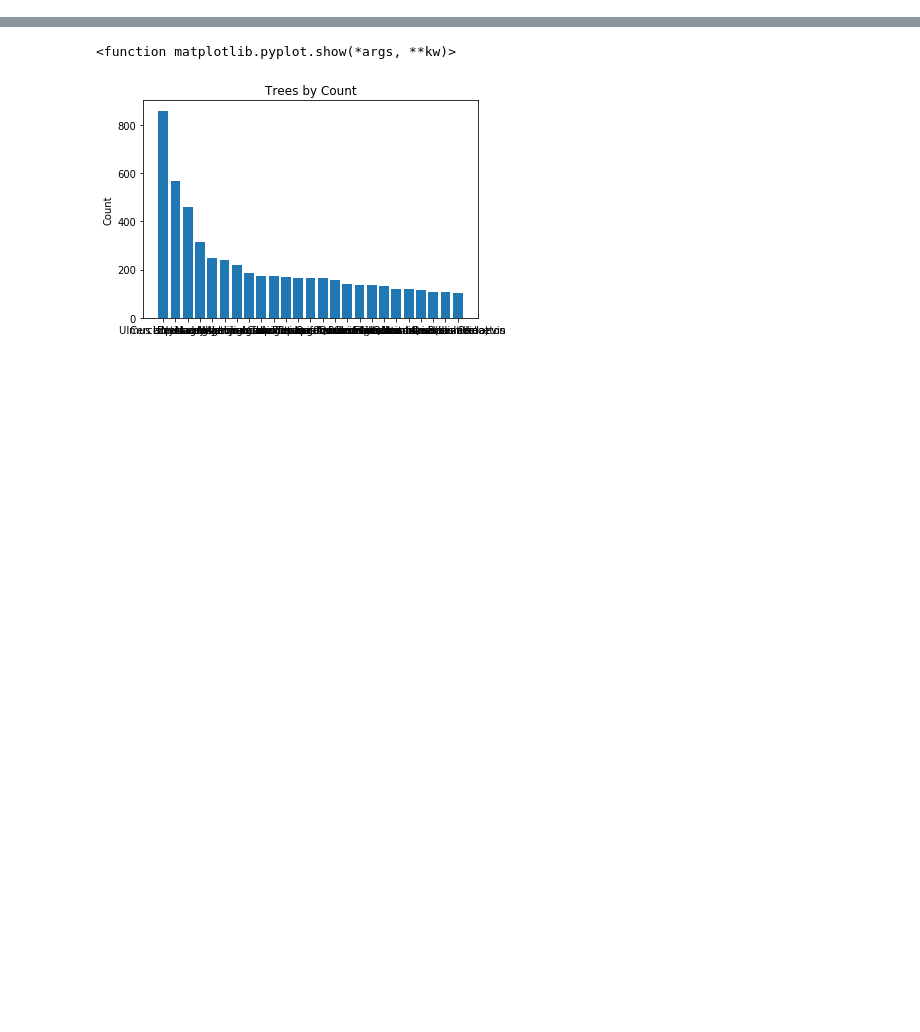
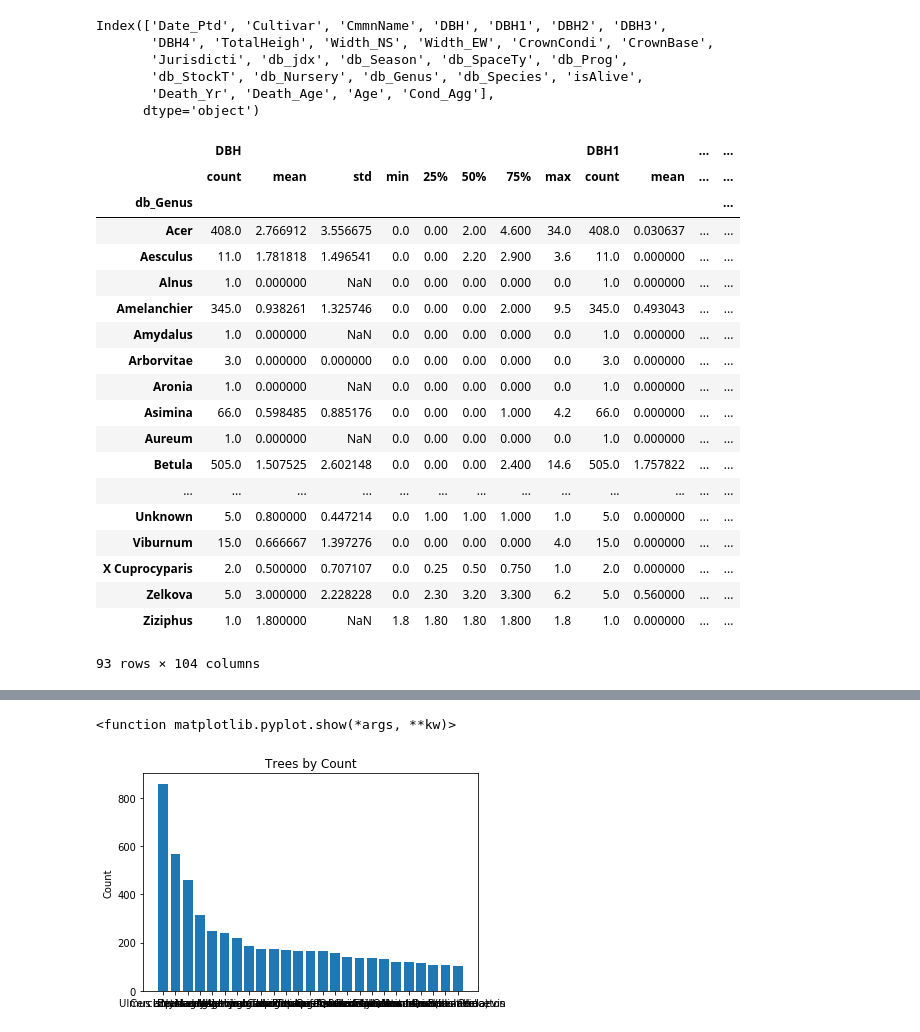
Before and after one commit to Travis-Volpe/Survival-Study-Data-Analysis-, a Jupyter notebook: SurvivalStudyDataAnalysis/Code/Descriptive Statistics & Vizualizations .ipynb, the cells around one changed output, grey strips where cells are left out. Cells and saved outputs as stored; diff of their text form; code cells hidden in the pictures; blank space fills up the shorter version.

```diff
--- a/SurvivalStudyDataAnalysis/Code/Descriptive Statistics & Vizualizations .ipynb
+++ b/SurvivalStudyDataAnalysis/Code/Descriptive Statistics & Vizualizations .ipynb
@@ -79,0 +8,14 @@ topSciNames
+# %%
+# Use 2019 data with data collected by SCA removed or 2018 data
+
+# 2018 All Data
+ss2018_data_path = r'E:/SurvivalStudyDataAnalysis/Data/SS_Data_sty.csv'
+ss18 = pd.read_csv(ss2018_data_path, sep=',')
+
+# 2018 SCA Removed
+ss2018_sca_removed = r'E:/SurvivalStudyDataAnalysis/Data/SS_Data_sty_scaremoved2.csv'
+ss18_nosca = pd.read_csv(ss2018_sca_removed, sep=',')
+
+# 2017 All Data
+ss2017_data_path = r'E:/SurvivalStudyDataAnalysis/Data/SS_Data_2017.csv'
+ss17 = pd.read_csv(ss2017_data_path, sep=',')
@@ -79,0 +59,39 @@ topSciNames
+# %%
+ss = ss17.drop(['FID', 'CT_Tag_ID', 'EventORAdd', 'PercentMis','POINT_X', 'POINT_Y', 'Impervious','Cond_18','Cond_17',
+       'Cond_16', 'Cond_15', 'Cond_14', 'Cond_12', 'Condit_13','db_year', 'db_ClassCo', 'db_pltdbh','PTG_Notes', 'db_mtc',
+        'SciName', 'SpaceTypeD', 'SpaceType', 'Condition', 'DDOE','Genus', 'Species', 'StockType','Class_Code', 'Mntc_Condn',
+        'Season', 'Nursery', 'db_removed','Program','SpaceType1','TreeStruct'],
+                  axis=1)
+ss.columns
+# %% [output]
+Index(['Date_Ptd', 'Cultivar', 'CmmnName', 'DBH', 'DBH1', 'DBH2', 'DBH3',
+       'DBH4', 'TotalHeigh', 'Width_NS', 'Width_EW', 'CrownCondi', 'CrownBase',
+       'Jurisdicti', 'db_jdx', 'db_Season', 'db_SpaceTy', 'db_Prog',
+       'db_StockT', 'db_Nursery', 'db_Genus', 'db_Species', 'isAlive',
+       'Death_Yr', 'Death_Age', 'Age', 'Cond_Agg'],
+      dtype='object')
+# %%
+genus_group = ss.groupby(['db_Genus'])
+genus_sum = genus_group.describe()
+genus_sum
+# %% [output]
+|  | DBH |  |  |  |  |  |  |  | DBH1 |  | ... | ... |
+|  | count | mean | std | min | 25% | 50% | 75% | max | count | mean | ... | ... |
+| db_Genus |  |  |  |  |  |  |  |  |  |  |  | ... |
+| Acer | 408.0 | 2.766912 | 3.556675 | 0.0 | 0.00 | 2.00 | 4.600 | 34.0 | 408.0 | 0.030637 | ... | ... |
+| Aesculus | 11.0 | 1.781818 | 1.496541 | 0.0 | 0.00 | 2.20 | 2.900 | 3.6 | 11.0 | 0.000000 | ... | ... |
+| Alnus | 1.0 | 0.000000 | NaN | 0.0 | 0.00 | 0.00 | 0.000 | 0.0 | 1.0 | 0.000000 | ... | ... |
+| Amelanchier | 345.0 | 0.938261 | 1.325746 | 0.0 | 0.00 | 0.00 | 2.000 | 9.5 | 345.0 | 0.493043 | ... | ... |
+| Amydalus | 1.0 | 0.000000 | NaN | 0.0 | 0.00 | 0.00 | 0.000 | 0.0 | 1.0 | 0.000000 | ... | ... |
+| Arborvitae | 3.0 | 0.000000 | 0.000000 | 0.0 | 0.00 | 0.00 | 0.000 | 0.0 | 3.0 | 0.000000 | ... | ... |
+| Aronia | 1.0 | 0.000000 | NaN | 0.0 | 0.00 | 0.00 | 0.000 | 0.0 | 1.0 | 0.000000 | ... | ... |
+| Asimina | 66.0 | 0.598485 | 0.885176 | 0.0 | 0.00 | 0.00 | 1.000 | 4.2 | 66.0 | 0.000000 | ... | ... |
+| Aureum | 1.0 | 0.000000 | NaN | 0.0 | 0.00 | 0.00 | 0.000 | 0.0 | 1.0 | 0.000000 | ... | ... |
+| Betula | 505.0 | 1.507525 | 2.602148 | 0.0 | 0.00 | 0.00 | 2.400 | 14.6 | 505.0 | 1.757822 | ... | ... |
+| ... | ... | ... | ... | ... | ... | ... | ... | ... | ... | ... | ... | ... |
+| Unknown | 5.0 | 0.800000 | 0.447214 | 0.0 | 1.00 | 1.00 | 1.000 | 1.0 | 5.0 | 0.000000 | ... | ... |
+| Viburnum | 15.0 | 0.666667 | 1.397276 | 0.0 | 0.00 | 0.00 | 0.000 | 4.0 | 15.0 | 0.000000 | ... | ... |
+| X Cuprocyparis | 2.0 | 0.500000 | 0.707107 | 0.0 | 0.25 | 0.50 | 0.750 | 1.0 | 2.0 | 0.000000 | ... | ... |
+| Zelkova | 5.0 | 3.000000 | 2.228228 | 0.0 | 2.30 | 3.20 | 3.300 | 6.2 | 5.0 | 0.560000 | ... | ... |
+| Ziziphus | 1.0 | 1.800000 | NaN | 1.8 | 1.80 | 1.80 | 1.800 | 1.8 | 1.0 | 0.000000 | ... | ... |
+93 rows × 104 columns
```
Also changed, not shown: parts of 17 cells of this notebook, 2 other files.
